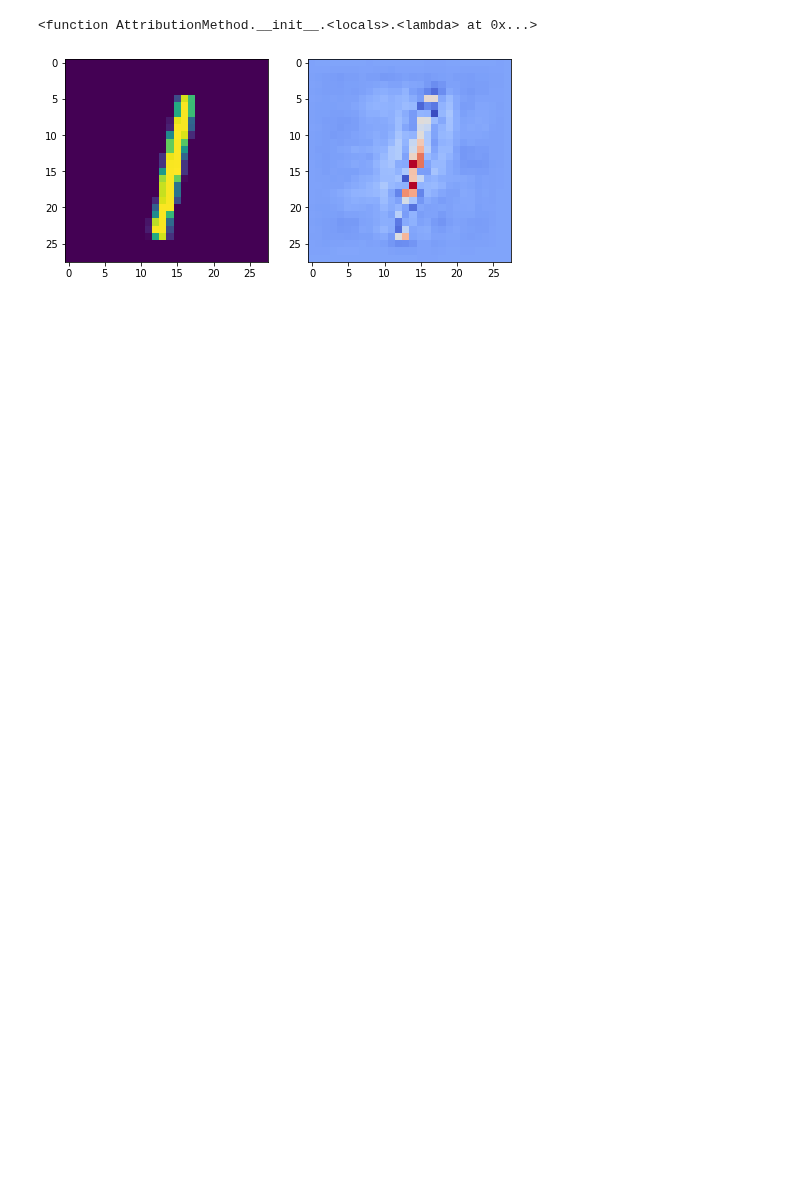
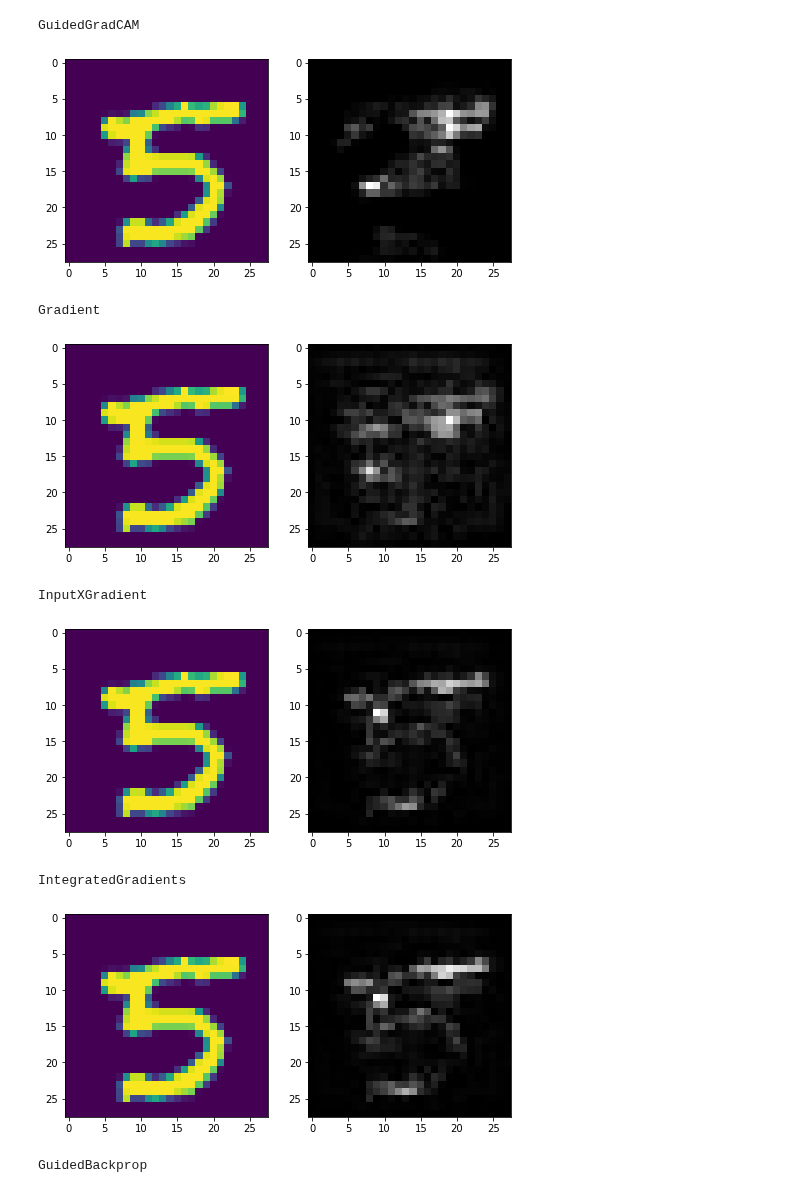
Before and after one commit to arnegevaert/benchmark, a Jupyter notebook: notebooks/sandbox.ipynb, the cells around one changed output. Cells and saved outputs as stored; diff of their text form; code cells hidden in the pictures; blank space fills up the shorter version.

```diff
--- a/notebooks/sandbox.ipynb
+++ b/notebooks/sandbox.ipynb
@@ -30,7 +31,7 @@ model.eval()
 pass
 # %%
 attribution_methods = {
-    #"GuidedGradCAM": methods.GuidedGradCAM(model, model.get_last_conv_layer(), normalize=normalize_attrs),
+    "GuidedGradCAM": methods.GuidedGradCAM(model, model.get_last_conv_layer(), normalize=normalize_attrs),
     "Gradient": methods.Gradient(model, normalize=normalize_attrs, aggregation_fn=aggregation_fn),
     "InputXGradient": methods.InputXGradient(model, normalize=normalize_attrs, aggregation_fn=aggregation_fn),
     "IntegratedGradients": methods.IntegratedGradients(model, normalize=normalize_attrs, aggregation_fn=aggregation_fn),
@@ -41,8 +42,18 @@ attribution_methods = {
 # %%
 img, label = next(iter(mnist.get_dataloader(train=True)))
 # %%
-attrs = attribution_methods["InputXGradient"](img, label)
-plot.plot_image_with_attributions(img[0].detach().numpy(), attrs[0].detach().numpy())
+for m in attribution_methods:
+    print(m)
+    attrs = attribution_methods[m](img, label)
+    plot.plot_image_with_attributions(img[0].detach().numpy(), attrs[0].abs().detach().numpy())
+    plt.show()
 # %% [output]
-<function AttributionMethod.__init__.<locals>.<lambda> at 0x...>
+GuidedGradCAM
-[figure, old version]
+[figure, new version]
+Gradient
+[figure, added]
+InputXGradient
+[figure, added]
+IntegratedGradients
+[figure, added]
+GuidedBackprop
```
Also changed, not shown: parts of 2 cells of this notebook, 2 other files.
